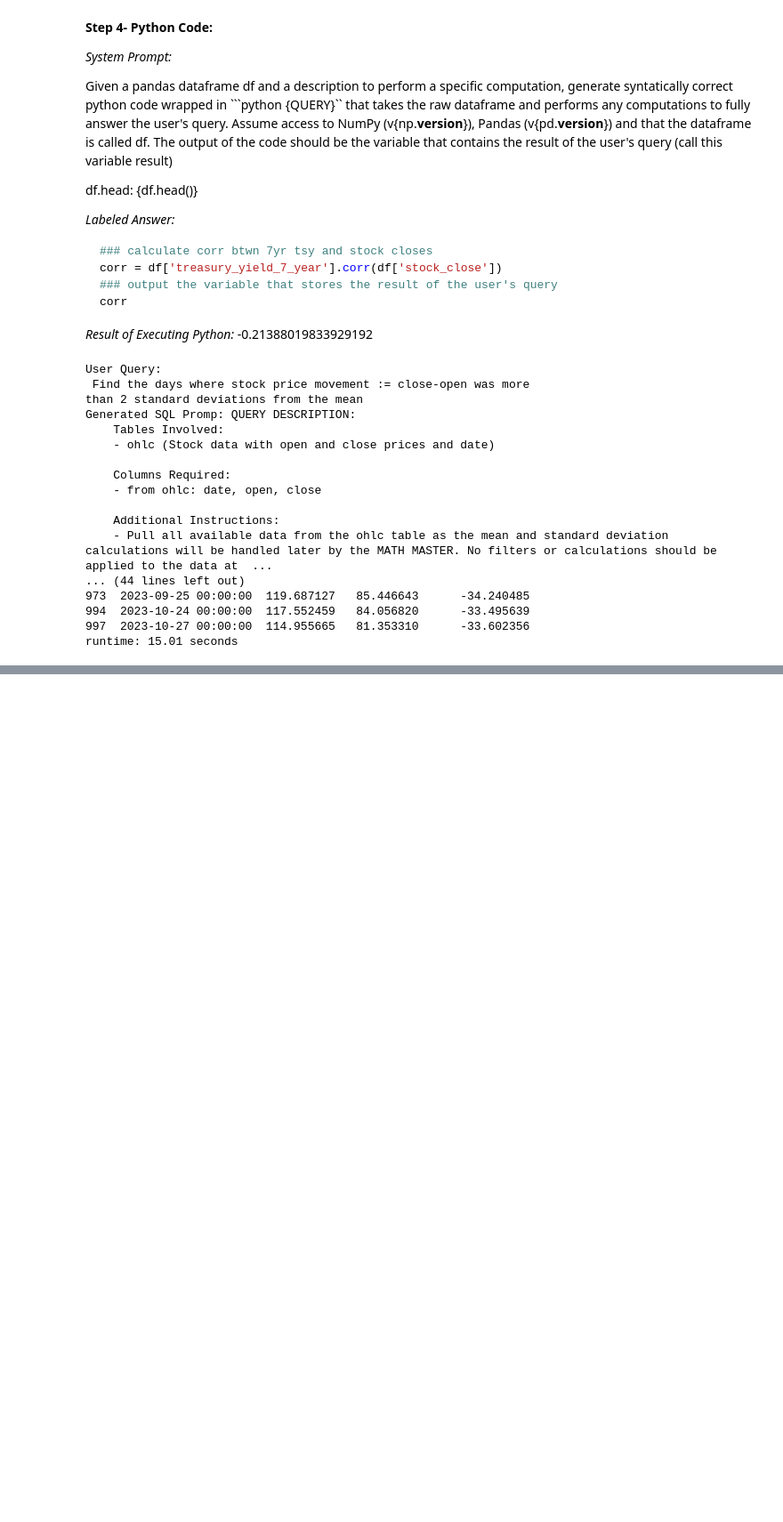
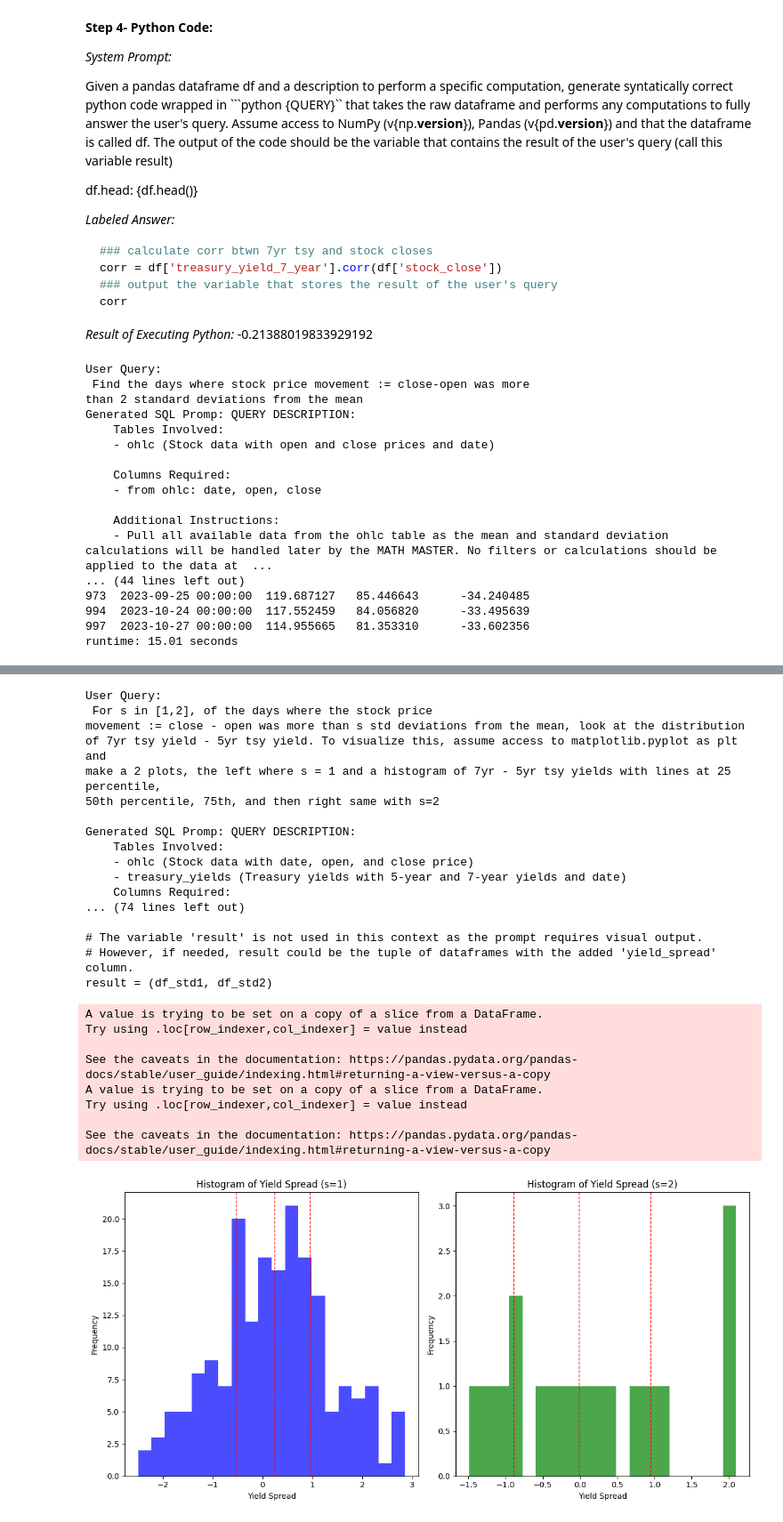
Before and after one commit to bour278/text2sql, a Jupyter notebook: src/agents/basic_agent.ipynb, the cells around one changed output, grey strips where cells are left out. Shown: that part at 89% size. Saved outputs shown, nothing was run; the diff lists cells and outputs as text; code cells hidden in the pictures; blank space fills up the shorter version.

```diff
--- a/src/agents/basic_agent.ipynb
+++ b/src/agents/basic_agent.ipynb
@@ -371,16 +374,16 @@ def run_agent2(user_query, config=config):
     """main function to run agent 2"""
     print(f'User Query:\n {user_query}')
     start      = time.time()
-    sql_prompt = get_sql_prompt(user_query, config)
+    sql_prompt = get_sql_prompt2(user_query, config)
     df         = execute_sql2(sql_prompt, config)
-    py_prompt  = get_python_prompt(user_query, df, config)
+    py_prompt  = get_python_prompt2(user_query, df, config)
     result     = execute_python2(py_prompt, df, config)
     end        = time.time()
 
     print(f'runtime: {round(end-start,2)} seconds')
     return result
 
-def get_sql_prompt(user_query, config):
+def get_sql_prompt2(user_query, config):
     schema_context = get_schema_context(config)
     prompt         = f'''Given a user query and a SQlite db schema, only write
     QUERY DESCRIPTION: QUERY DESCRIPTION, where QUERY DESCRIPTION is a prompt that
@@ -465,7 +468,7 @@ def execute_sql2(sql_prompt, config):
     df.head()
     return df
 
-def get_python_prompt(user_query, df, config):
+def get_python_prompt2(user_query, df, config):
     prompt = f'''
     Given a user query and a pandas dataframe with the relevant data, only write
     CODE DESCRIPTION: CODE DESCRIPTION, where CODE DESCRIPTION is a prompt that
@@ -587,0 +595,11 @@ OperationalError: (sqlite3.OperationalError) no such column: s
+# %%
+import matplotlib.pyplot as plt
+
+user_query = '''For s in [1,2], of the days where the stock price
+movement := close - open was more than s std deviations from the mean, look at the distribution
+of 7yr tsy yield - 5yr tsy yield. To visualize this, assume access to matplotlib.pyplot as plt and
+make a 2 plots, the left where s = 1 and a histogram of 7yr - 5yr tsy yields with lines at 25 percentile,
+50th percentile, 75th, and then right same with s=2
+'''
+result     = run_agent2(user_query)
+# %% [output]
@@ -587,0 +608,26 @@ OperationalError: (sqlite3.OperationalError) no such column: s
+User Query:
+ For s in [1,2], of the days where the stock price
+movement := close - open was more than s std deviations from the mean, look at the distribution
+of 7yr tsy yield - 5yr tsy yield. To visualize this, assume access to matplotlib.pyplot as plt and
+make a 2 plots, the left where s = 1 and a histogram of 7yr - 5yr tsy yields with lines at 25 percentile,
+50th percentile, 75th, and then right same with s=2
+
+Generated SQL Promp: QUERY DESCRIPTION:
+    Tables Involved:
+    - ohlc (Stock data with date, open, and close price)
+    - treasury_yields (Treasury yields with 5-year and 7-year yields and date)
+    Columns Required:
+... (74 lines left out)
+
+# The variable 'result' is not used in this context as the prompt requires visual output.
+# However, if needed, result could be the tuple of dataframes with the added 'yield_spread' column.
+result = (df_std1, df_std2)
+A value is trying to be set on a copy of a slice from a DataFrame.
+Try using .loc[row_indexer,col_indexer] = value instead
+
+See the caveats in the documentation: https://pandas.pydata.org/pandas-docs/stable/user_guide/indexing.html#returning-a-view-versus-a-copy
+A value is trying to be set on a copy of a slice from a DataFrame.
+Try using .loc[row_indexer,col_indexer] = value instead
+
+See the caveats in the documentation: https://pandas.pydata.org/pandas-docs/stable/user_guide/indexing.html#returning-a-view-versus-a-copy
+[figure, added]
```
Also changed, not shown: parts of 8 cells of this notebook.
